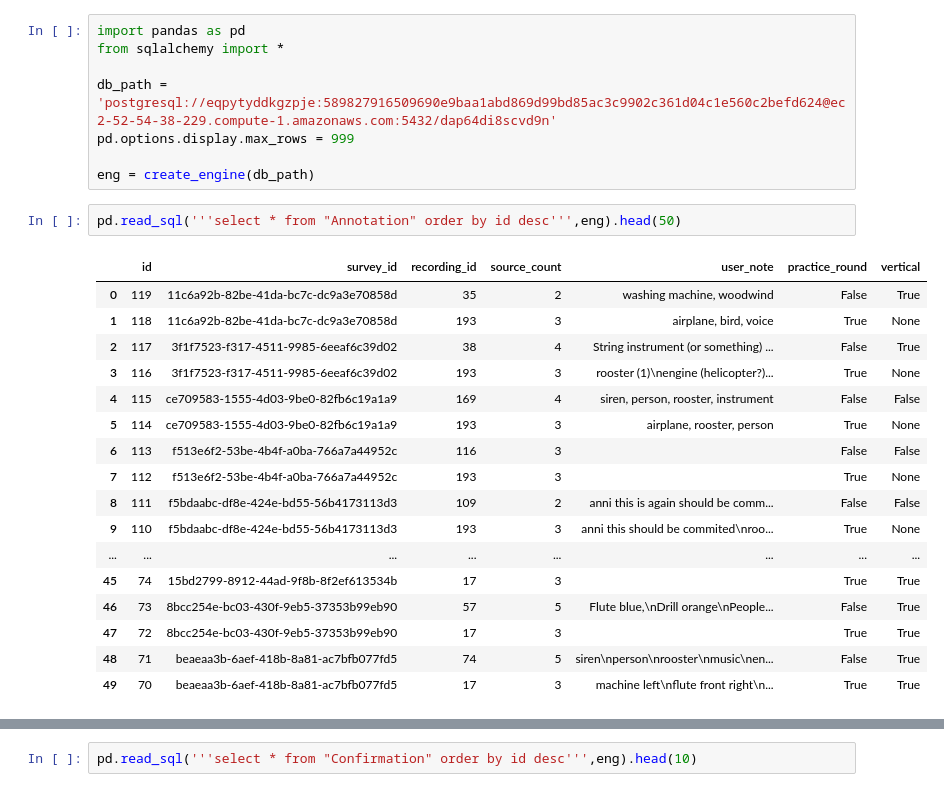
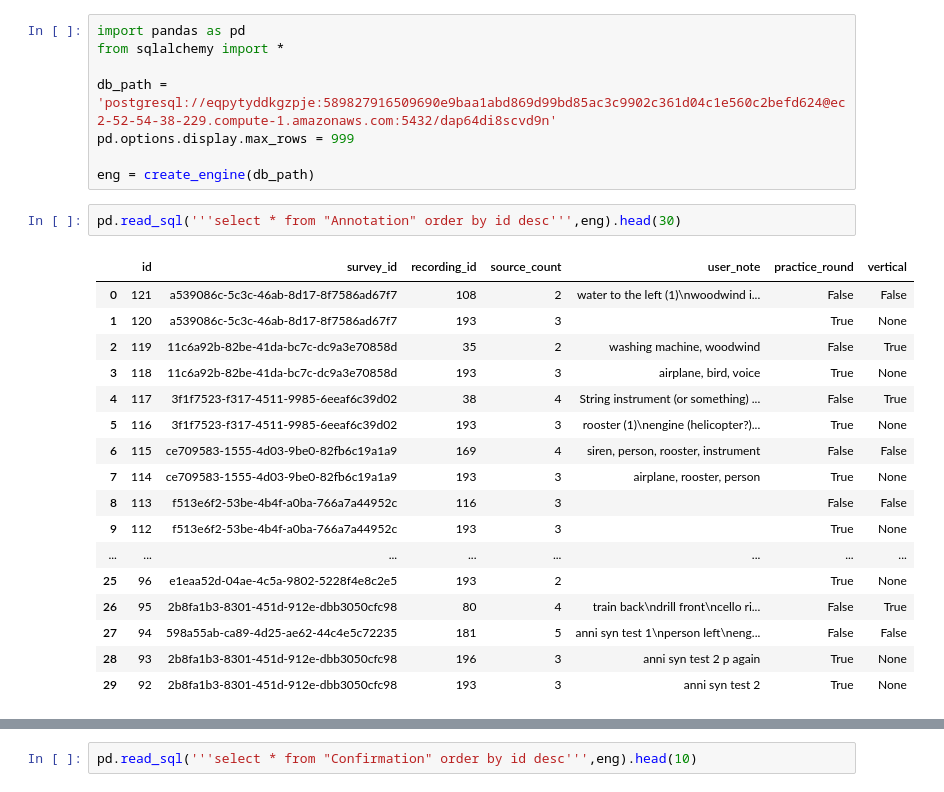
Before and after one commit to ANNIZHENG/Temp-Annotation-Interface, a Jupyter notebook: database/db.ipynb, the cells around one changed output, grey strips where cells are left out. Cells and saved outputs as stored; diff of their text form.

```diff
--- a/database/db.ipynb
+++ b/database/db.ipynb
@@ -7,25 +7,25 @@ pd.options.display.max_rows = 999
 
 eng = create_engine(db_path)
 # %%
-pd.read_sql('''select * from "Annotation" order by id desc''',eng).head(50)
+pd.read_sql('''select * from "Annotation" order by id desc''',eng).head(30)
 # %% [output]
 |  | id | survey_id | recording_id | source_count | user_note | practice_round | vertical |
-| 0 | 119 | 11c6a92b-82be-41da-bc7c-dc9a3e70858d | 35 | 2 | washing machine, woodwind | False | True |
-| 1 | 118 | 11c6a92b-82be-41da-bc7c-dc9a3e70858d | 193 | 3 | airplane, bird, voice | True | None |
-| 2 | 117 | 3f1f7523-f317-4511-9985-6eeaf6c39d02 | 38 | 4 | String instrument (or something) ... | False | True |
-| 3 | 116 | 3f1f7523-f317-4511-9985-6eeaf6c39d02 | 193 | 3 | rooster (1)\nengine (helicopter?)... | True | None |
-| 4 | 115 | ce709583-1555-4d03-9be0-82fb6c19a1a9 | 169 | 4 | siren, person, rooster, instrument | False | False |
-| 5 | 114 | ce709583-1555-4d03-9be0-82fb6c19a1a9 | 193 | 3 | airplane, rooster, person | True | None |
-| 6 | 113 | f513e6f2-53be-4b4f-a0ba-766a7a44952c | 116 | 3 |  | False | False |
-| 7 | 112 | f513e6f2-53be-4b4f-a0ba-766a7a44952c | 193 | 3 |  | True | None |
-| 8 | 111 | f5bdaabc-df8e-424e-bd55-56b4173113d3 | 109 | 2 | anni this is again should be comm... | False | False |
-| 9 | 110 | f5bdaabc-df8e-424e-bd55-56b4173113d3 | 193 | 3 | anni this should be commited\nroo... | True | None |
+| 0 | 121 | a539086c-5c3c-46ab-8d17-8f7586ad67f7 | 108 | 2 | water to the left (1)\nwoodwind i... | False | False |
+| 1 | 120 | a539086c-5c3c-46ab-8d17-8f7586ad67f7 | 193 | 3 |  | True | None |
+| 2 | 119 | 11c6a92b-82be-41da-bc7c-dc9a3e70858d | 35 | 2 | washing machine, woodwind | False | True |
+| 3 | 118 | 11c6a92b-82be-41da-bc7c-dc9a3e70858d | 193 | 3 | airplane, bird, voice | True | None |
+| 4 | 117 | 3f1f7523-f317-4511-9985-6eeaf6c39d02 | 38 | 4 | String instrument (or something) ... | False | True |
+| 5 | 116 | 3f1f7523-f317-4511-9985-6eeaf6c39d02 | 193 | 3 | rooster (1)\nengine (helicopter?)... | True | None |
+| 6 | 115 | ce709583-1555-4d03-9be0-82fb6c19a1a9 | 169 | 4 | siren, person, rooster, instrument | False | False |
+| 7 | 114 | ce709583-1555-4d03-9be0-82fb6c19a1a9 | 193 | 3 | airplane, rooster, person | True | None |
+| 8 | 113 | f513e6f2-53be-4b4f-a0ba-766a7a44952c | 116 | 3 |  | False | False |
+| 9 | 112 | f513e6f2-53be-4b4f-a0ba-766a7a44952c | 193 | 3 |  | True | None |
 | ... | ... | ... | ... | ... | ... | ... | ... |
-| 45 | 74 | 15bd2799-8912-44ad-9f8b-8f2ef613534b | 17 | 3 |  | True | True |
-| 46 | 73 | 8bcc254e-bc03-430f-9eb5-37353b99eb90 | 57 | 5 | Flute blue,\nDrill orange\nPeople... | False | True |
-| 47 | 72 | 8bcc254e-bc03-430f-9eb5-37353b99eb90 | 17 | 3 |  | True | True |
-| 48 | 71 | beaeaa3b-6aef-418b-8a81-ac7bfb077fd5 | 74 | 5 | siren\nperson\nrooster\nmusic\nen... | False | True |
-| 49 | 70 | beaeaa3b-6aef-418b-8a81-ac7bfb077fd5 | 17 | 3 | machine left\nflute front right\n... | True | True |
+| 25 | 96 | e1eaa52d-04ae-4c5a-9802-5228f4e8c2e5 | 193 | 2 |  | True | None |
+| 26 | 95 | 2b8fa1b3-8301-451d-912e-dbb3050cfc98 | 80 | 4 | train back\ndrill front\ncello ri... | False | True |
+| 27 | 94 | 598a55ab-ca89-4d25-ae62-44c4e5c72235 | 181 | 5 | anni syn test 1\nperson left\neng... | False | False |
+| 28 | 93 | 2b8fa1b3-8301-451d-912e-dbb3050cfc98 | 196 | 3 | anni syn test 2 p again | True | None |
+| 29 | 92 | 2b8fa1b3-8301-451d-912e-dbb3050cfc98 | 193 | 3 | anni syn test 2 | True | None |
 # %%
 pd.read_sql('''select * from "Interaction" order by id desc''',eng).head(100)
 # %% [output]
```
Also changed, not shown: parts of 1 cell of this notebook, 6 other files.
